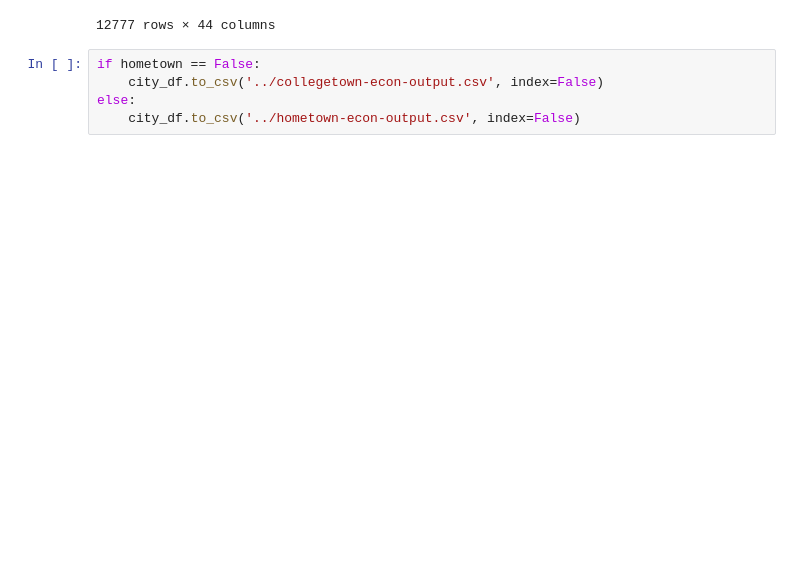
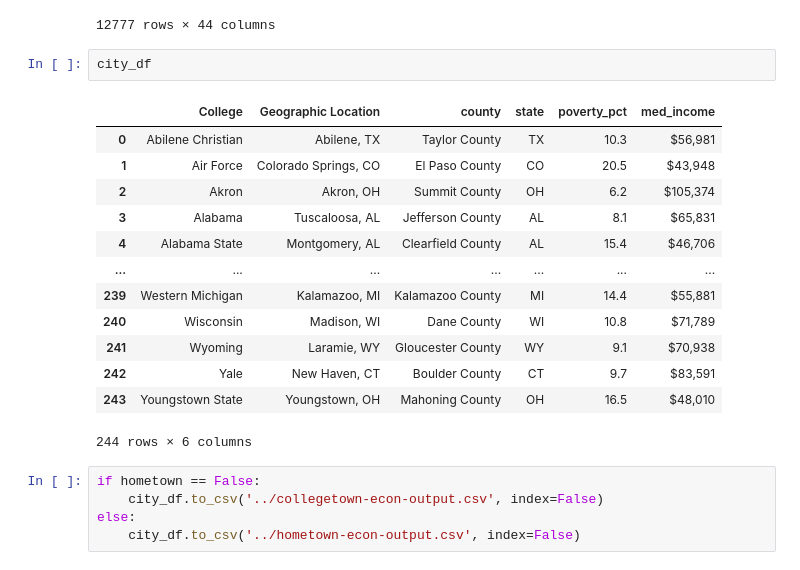
Before and after one commit to mmcelhan/nfl_capstone, a Jupyter notebook: external_data/economics/econ-transform.ipynb, the cells around one changed output. Drawn from its saved outputs; the diff is of its cells as text; blank space fills up the shorter version.

```diff
--- a/external_data/economics/econ-transform.ipynb
+++ b/external_data/economics/econ-transform.ipynb
@@ -113,6 +109,22 @@ census_df
 | 12775 | 2015 | 56 | 56045 | Weston County (WY) | 6,884 | 675 | ... |
 | 12776 | 2009 | 56 | 56045 | Weston County (WY) | 6,698 | 663 | ... |
 12777 rows × 44 columns
+# %%
+city_df
+# %% [output]
+|  | College | Geographic Location | county | state | poverty_pct | med_income |
+| 0 | Abilene Christian | Abilene, TX | Taylor County | TX | 10.3 | $56,981 |
+| 1 | Air Force | Colorado Springs, CO | El Paso County | CO | 20.5 | $43,948 |
+| 2 | Akron | Akron, OH | Summit County | OH | 6.2 | $105,374 |
+| 3 | Alabama | Tuscaloosa, AL | Jefferson County | AL | 8.1 | $65,831 |
+| 4 | Alabama State | Montgomery, AL | Clearfield County | AL | 15.4 | $46,706 |
+| ... | ... | ... | ... | ... | ... | ... |
+| 239 | Western Michigan | Kalamazoo, MI | Kalamazoo County | MI | 14.4 | $55,881 |
+| 240 | Wisconsin | Madison, WI | Dane County | WI | 10.8 | $71,789 |
+| 241 | Wyoming | Laramie, WY | Gloucester County | WY | 9.1 | $70,938 |
+| 242 | Yale | New Haven, CT | Boulder County | CT | 9.7 | $83,591 |
+| 243 | Youngstown State | Youngstown, OH | Mahoning County | OH | 16.5 | $48,010 |
+244 rows × 6 columns
 # %%
 if hometown == False:
     city_df.to_csv('../collegetown-econ-output.csv', index=False)
```
Also changed, not shown: parts of 3 cells of this notebook, 6 other files.
